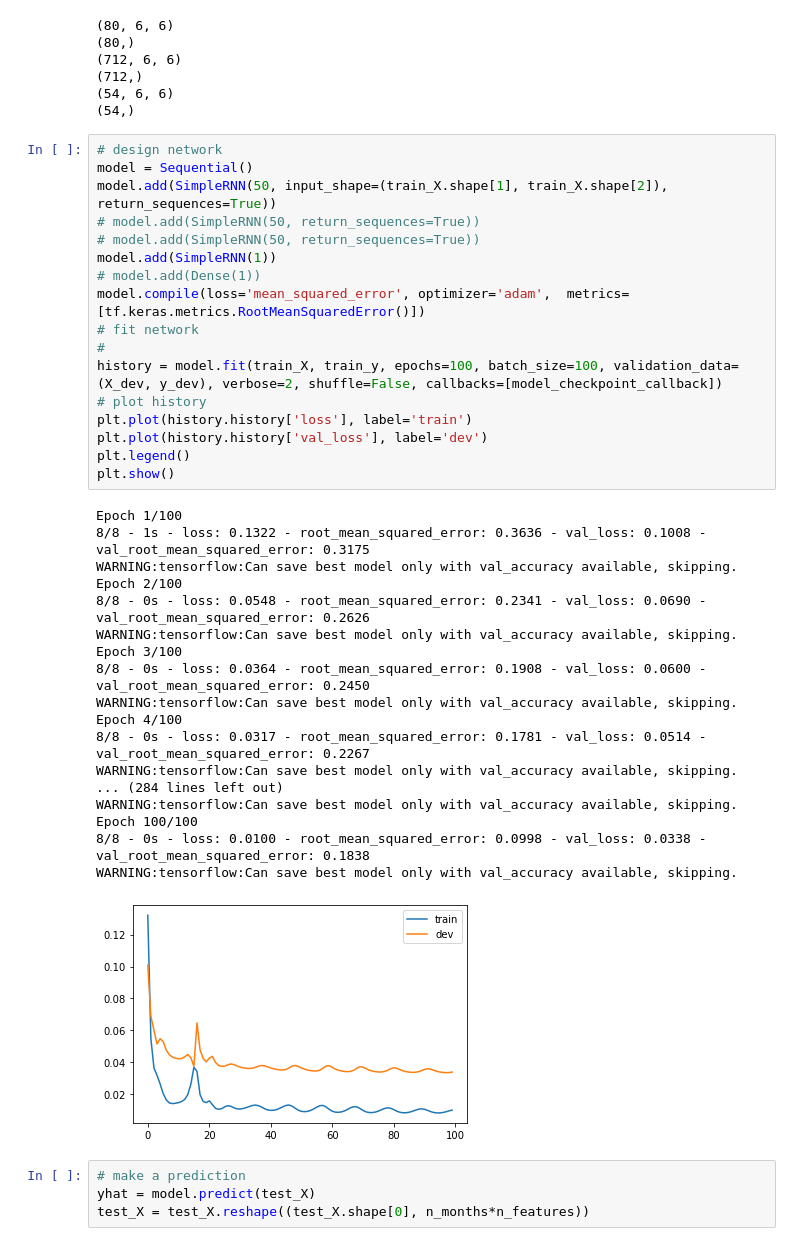
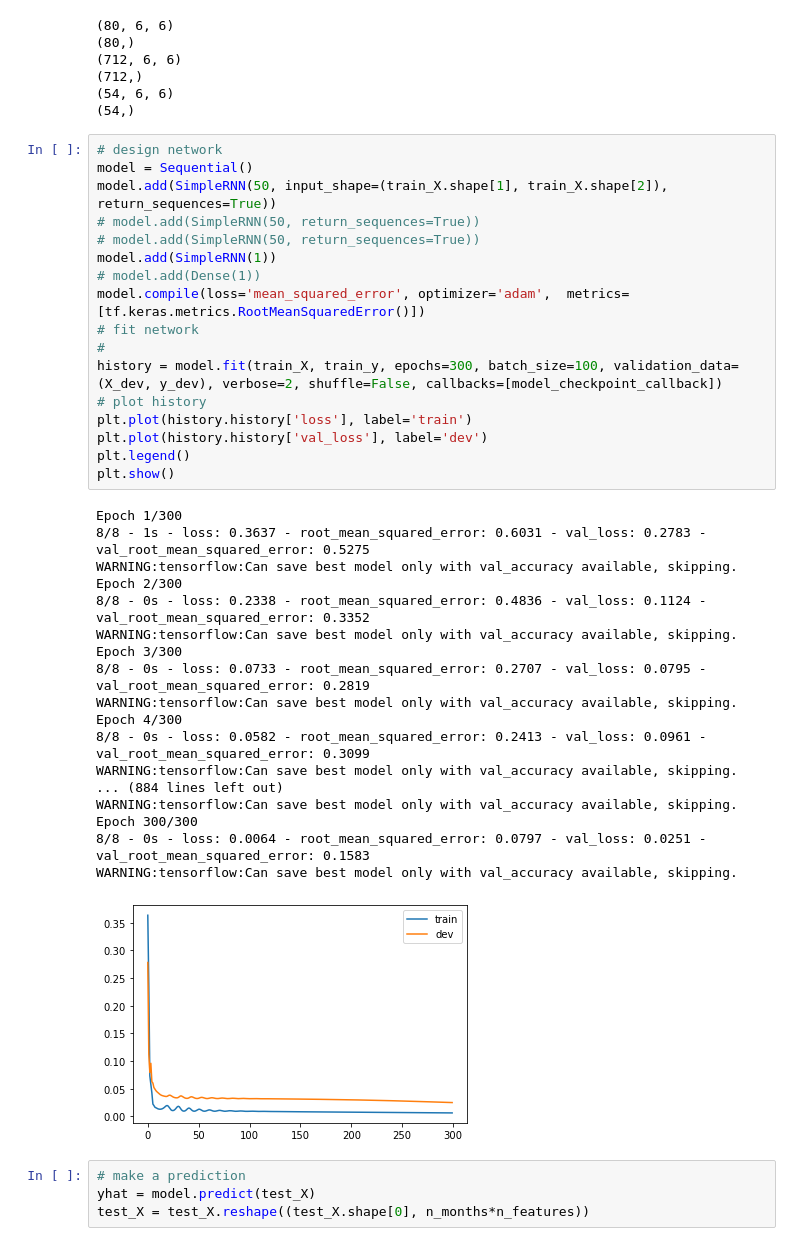
Before and after one commit to Abdul-Omira/SalmonNet, a Jupyter notebook: multivar_simple_rnn.ipynb, the cells around one changed output. Drawn from its saved outputs; the diff is of its cells as text.

```diff
--- a/multivar_simple_rnn.ipynb
+++ b/multivar_simple_rnn.ipynb
@@ -474,39 +474,39 @@ print(test_y.shape)
 # %%
 # design network
 model = Sequential()
 model.add(SimpleRNN(50, input_shape=(train_X.shape[1], train_X.shape[2]), return_sequences=True))
 # model.add(SimpleRNN(50, return_sequences=True))
 # model.add(SimpleRNN(50, return_sequences=True))
 model.add(SimpleRNN(1))
 # model.add(Dense(1))
 model.compile(loss='mean_squared_error', optimizer='adam',  metrics=[tf.keras.metrics.RootMeanSquaredError()])
 # fit network
 #
-history = model.fit(train_X, train_y, epochs=100, batch_size=100, validation_data=(X_dev, y_dev), verbose=2, shuffle=False, callbacks=[model_checkpoint_callback])
+history = model.fit(train_X, train_y, epochs=300, batch_size=100, validation_data=(X_dev, y_dev), verbose=2, shuffle=False, callbacks=[model_checkpoint_callback])
 # plot history
 plt.plot(history.history['loss'], label='train')
 plt.plot(history.history['val_loss'], label='dev')
 plt.legend()
 plt.show()
 # %% [output]
-Epoch 1/100
-8/8 - 1s - loss: 0.1322 - root_mean_squared_error: 0.3636 - val_loss: 0.1008 - val_root_mean_squared_error: 0.3175
+Epoch 1/300
+8/8 - 1s - loss: 0.3637 - root_mean_squared_error: 0.6031 - val_loss: 0.2783 - val_root_mean_squared_error: 0.5275
 WARNING:tensorflow:Can save best model only with val_accuracy available, skipping.
-Epoch 2/100
-8/8 - 0s - loss: 0.0548 - root_mean_squared_error: 0.2341 - val_loss: 0.0690 - val_root_mean_squared_error: 0.2626
+Epoch 2/300
+8/8 - 0s - loss: 0.2338 - root_mean_squared_error: 0.4836 - val_loss: 0.1124 - val_root_mean_squared_error: 0.3352
 WARNING:tensorflow:Can save best model only with val_accuracy available, skipping.
-Epoch 3/100
-8/8 - 0s - loss: 0.0364 - root_mean_squared_error: 0.1908 - val_loss: 0.0600 - val_root_mean_squared_error: 0.2450
+Epoch 3/300
+8/8 - 0s - loss: 0.0733 - root_mean_squared_error: 0.2707 - val_loss: 0.0795 - val_root_mean_squared_error: 0.2819
 WARNING:tensorflow:Can save best model only with val_accuracy available, skipping.
-Epoch 4/100
-8/8 - 0s - loss: 0.0317 - root_mean_squared_error: 0.1781 - val_loss: 0.0514 - val_root_mean_squared_error: 0.2267
+Epoch 4/300
+8/8 - 0s - loss: 0.0582 - root_mean_squared_error: 0.2413 - val_loss: 0.0961 - val_root_mean_squared_error: 0.3099
 WARNING:tensorflow:Can save best model only with val_accuracy available, skipping.
-... (284 lines left out)
+... (884 lines left out)
 WARNING:tensorflow:Can save best model only with val_accuracy available, skipping.
-Epoch 100/100
-8/8 - 0s - loss: 0.0100 - root_mean_squared_error: 0.0998 - val_loss: 0.0338 - val_root_mean_squared_error: 0.1838
+Epoch 300/300
+8/8 - 0s - loss: 0.0064 - root_mean_squared_error: 0.0797 - val_loss: 0.0251 - val_root_mean_squared_error: 0.1583
 WARNING:tensorflow:Can save best model only with val_accuracy available, skipping.
-[figure, old version]
+[figure, new version]
 # %%
 # make a prediction
 yhat = model.predict(test_X)
```
Also changed, not shown: parts of 6 cells of this notebook.
